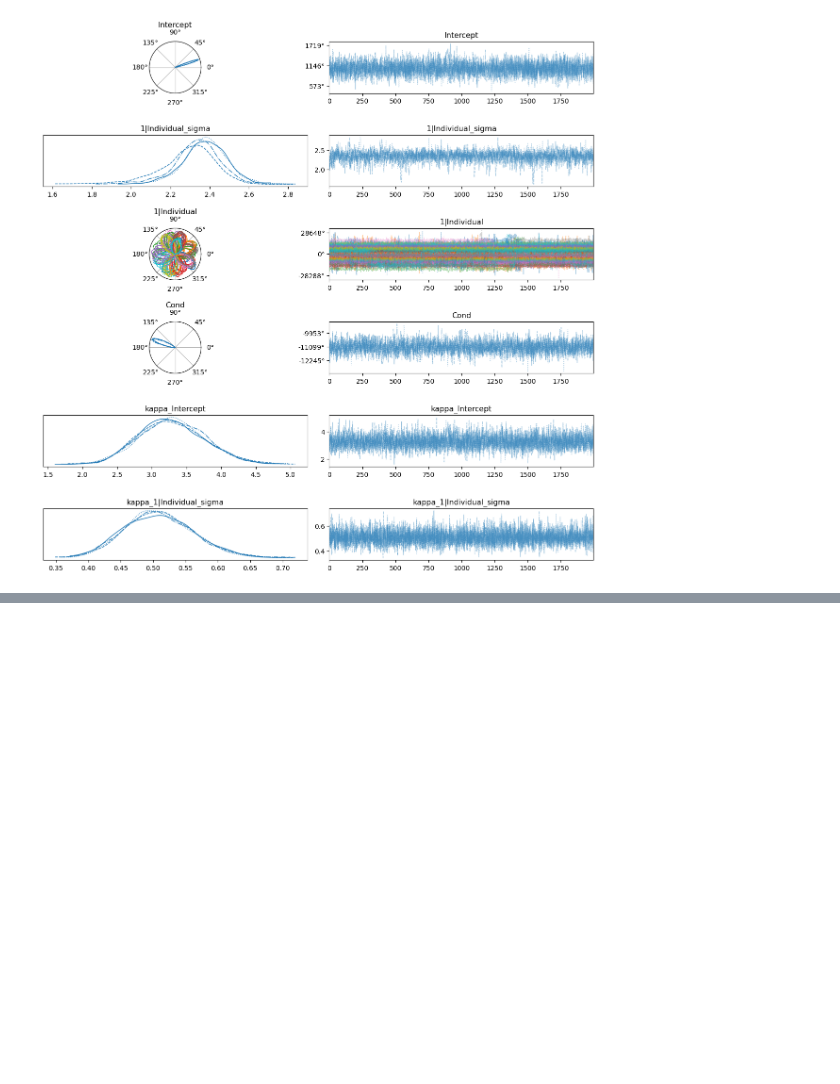
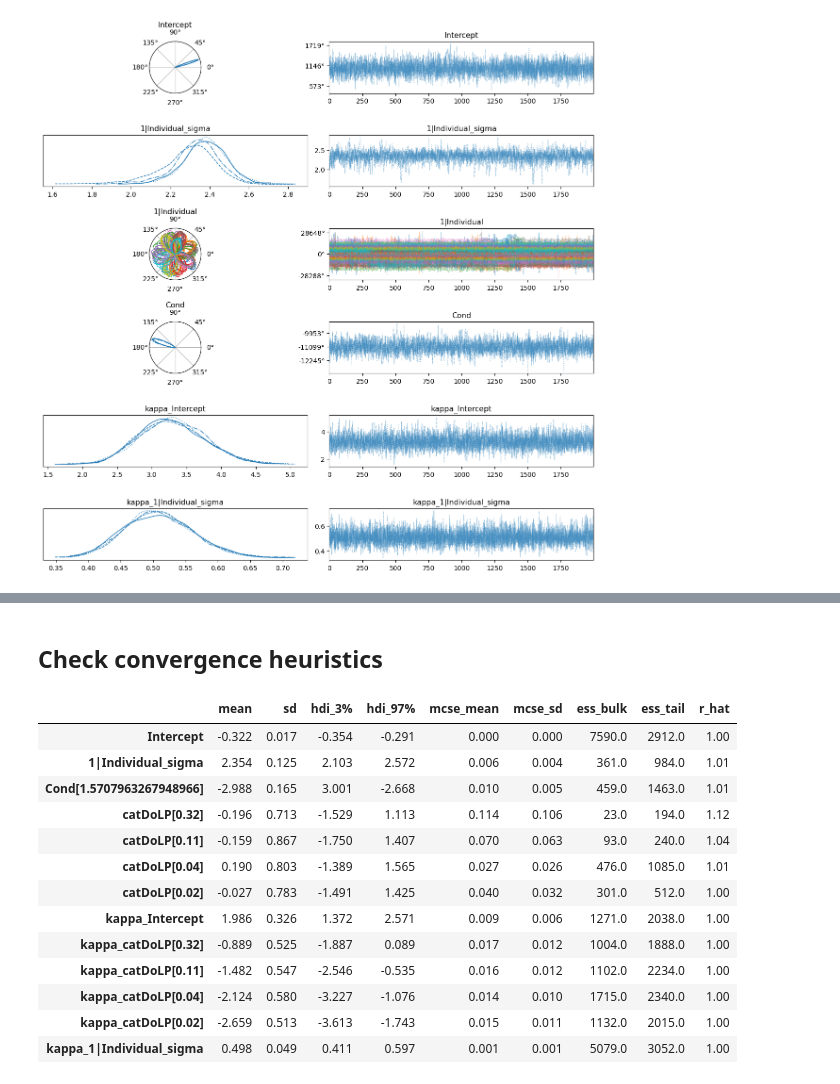
Before and after one commit to jgraving/unwrap, a Jupyter notebook: notebooks/polarization.ipynb, the cells around one changed output, grey strips where cells are left out. Saved outputs shown, nothing was run; the diff lists cells and outputs as text; code cells hidden in the pictures; blank space fills up the shorter version.

```diff
--- a/notebooks/polarization.ipynb
+++ b/notebooks/polarization.ipynb
@@ -480,0 +524,36 @@ plt.show()
+# %% [markdown]
+## Check convergence heuristics
+# %%
+#check convergence heuristics
+#It may not even make sense to try to converge the model without the interaction, since the mu effect  brightness depends strongly on colour
+az.summary(
+    cat_idata,
+    var_names=["Intercept",
+            #    "1|Individual_kappa",
+               "1|Individual_sigma",
+                "Cond",
+                "catDoLP",
+                "kappa_Intercept",
+                "kappa_catDoLP",
+               "kappa_1|Individual_sigma",
+                ],
+    circ_var_names=["Intercept",
+                    "Cond",
+                    "catDoLP",
+                    ]
+)
+# %% [output]
+|  | mean | sd | hdi_3% | hdi_97% | mcse_mean | mcse_sd | ess_bulk | ess_tail | r_hat |
+| Intercept | -0.322 | 0.017 | -0.354 | -0.291 | 0.000 | 0.000 | 7590.0 | 2912.0 | 1.00 |
+| 1|Individual_sigma | 2.354 | 0.125 | 2.103 | 2.572 | 0.006 | 0.004 | 361.0 | 984.0 | 1.01 |
+| Cond[1.5707963267948966] | -2.988 | 0.165 | 3.001 | -2.668 | 0.010 | 0.005 | 459.0 | 1463.0 | 1.01 |
+| catDoLP[0.32] | -0.196 | 0.713 | -1.529 | 1.113 | 0.114 | 0.106 | 23.0 | 194.0 | 1.12 |
+| catDoLP[0.11] | -0.159 | 0.867 | -1.750 | 1.407 | 0.070 | 0.063 | 93.0 | 240.0 | 1.04 |
+| catDoLP[0.04] | 0.190 | 0.803 | -1.389 | 1.565 | 0.027 | 0.026 | 476.0 | 1085.0 | 1.01 |
+| catDoLP[0.02] | -0.027 | 0.783 | -1.491 | 1.425 | 0.040 | 0.032 | 301.0 | 512.0 | 1.00 |
+| kappa_Intercept | 1.986 | 0.326 | 1.372 | 2.571 | 0.009 | 0.006 | 1271.0 | 2038.0 | 1.00 |
+| kappa_catDoLP[0.32] | -0.889 | 0.525 | -1.887 | 0.089 | 0.017 | 0.012 | 1004.0 | 1888.0 | 1.00 |
+| kappa_catDoLP[0.11] | -1.482 | 0.547 | -2.546 | -0.535 | 0.016 | 0.012 | 1102.0 | 2234.0 | 1.00 |
+| kappa_catDoLP[0.04] | -2.124 | 0.580 | -3.227 | -1.076 | 0.014 | 0.010 | 1715.0 | 2340.0 | 1.00 |
+| kappa_catDoLP[0.02] | -2.659 | 0.513 | -3.613 | -1.743 | 0.015 | 0.011 | 1132.0 | 2015.0 | 1.00 |
+| kappa_1|Individual_sigma | 0.498 | 0.049 | 0.411 | 0.597 | 0.001 | 0.001 | 5079.0 | 3052.0 | 1.00 |
```
Also changed, not shown: parts of 5 cells of this notebook.
